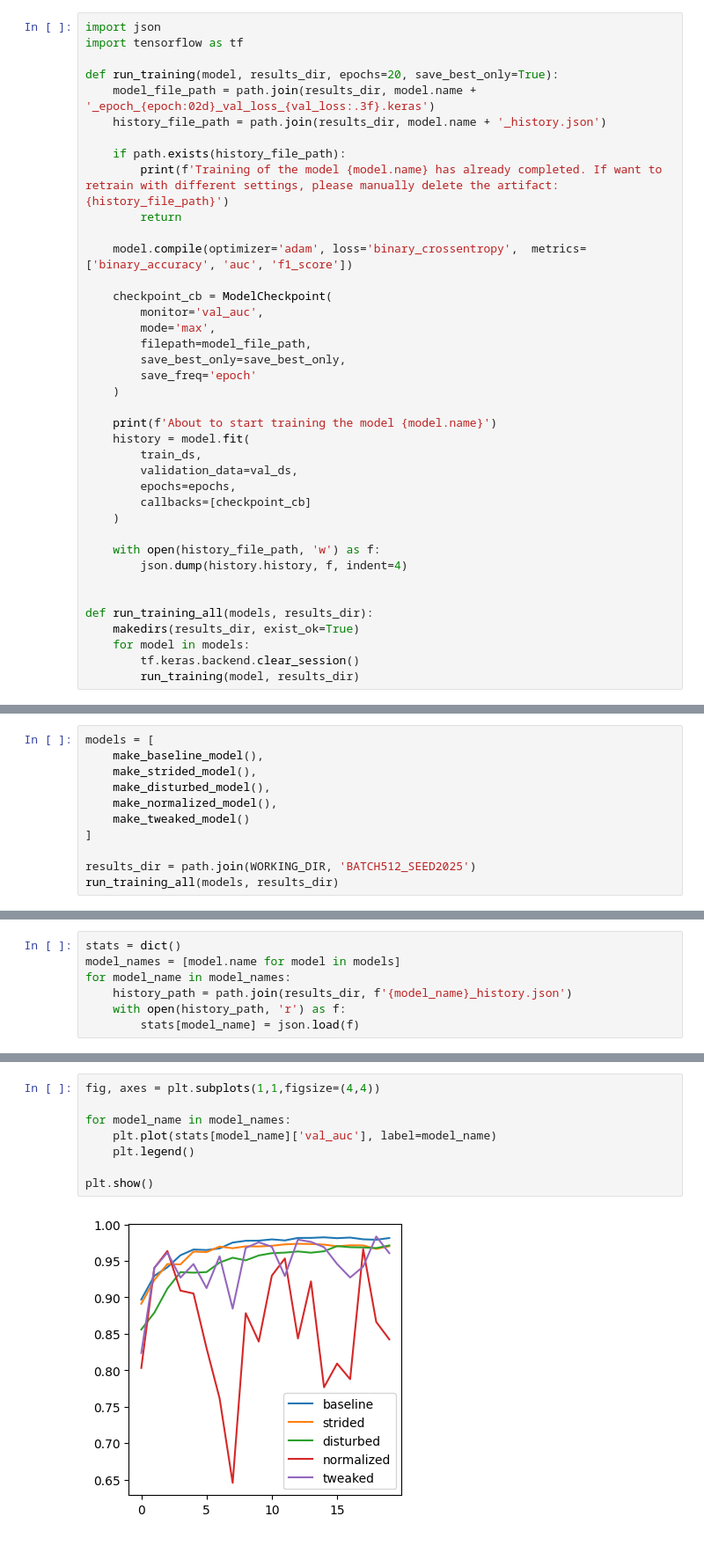
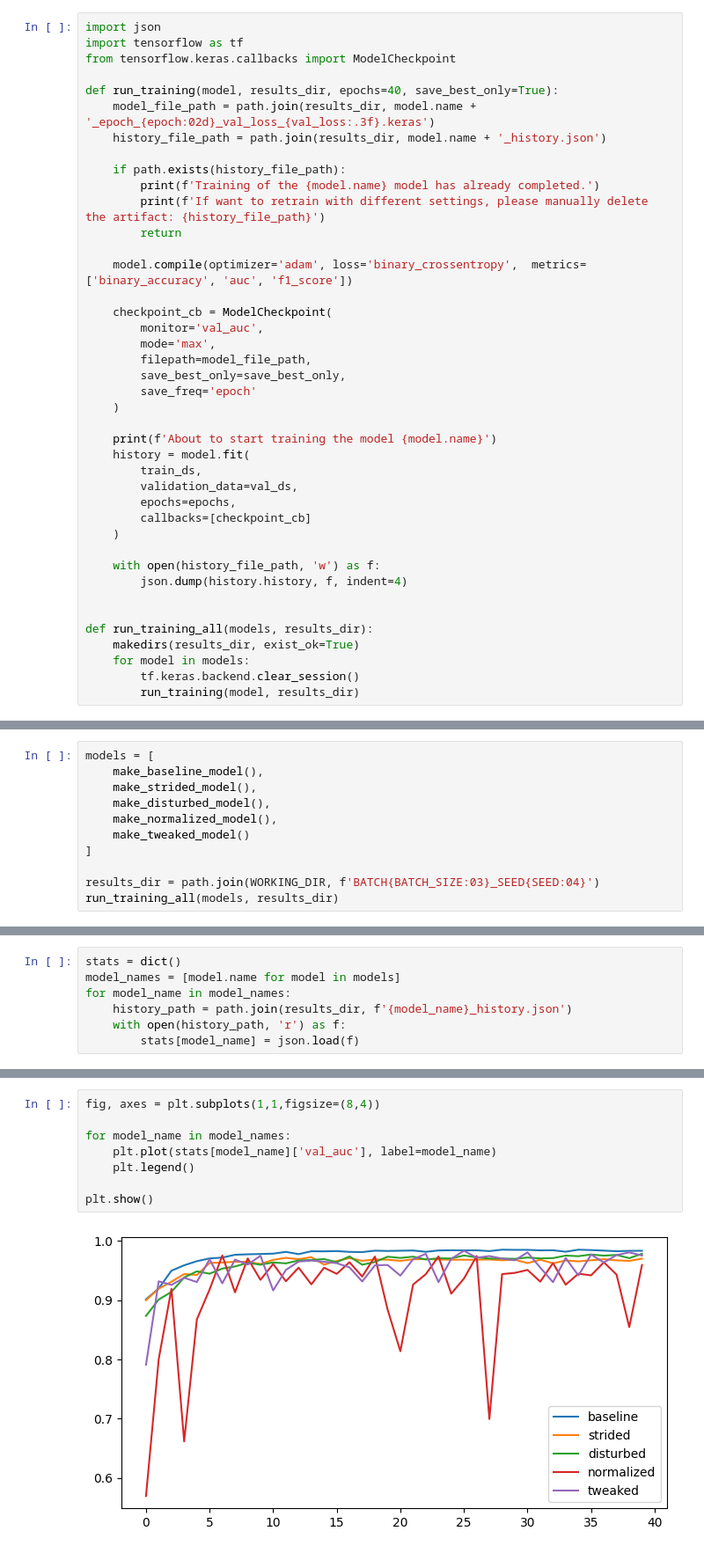
Before and after one commit to NKolotey/CUBoulder, a Jupyter notebook: projects/csca5642w3.ipynb, the cells around one changed output, grey strips where cells are left out. Shown at 88% size. Drawn from its saved outputs; the diff is of its cells as text.

```diff
--- a/projects/csca5642w3.ipynb
+++ b/projects/csca5642w3.ipynb
@@ -344,13 +367,15 @@ Tell about f1_score, auc
 # %%
 import json
 import tensorflow as tf
+from tensorflow.keras.callbacks import ModelCheckpoint
 
-def run_training(model, results_dir, epochs=20, save_best_only=True):
+def run_training(model, results_dir, epochs=40, save_best_only=True):
     model_file_path = path.join(results_dir, model.name + '_epoch_{epoch:02d}_val_loss_{val_loss:.3f}.keras')
     history_file_path = path.join(results_dir, model.name + '_history.json')
 
     if path.exists(history_file_path):
-        print(f'Training of the model {model.name} has already completed. If want to retrain with different settings, please manually delete the artifact: {history_file_path}')
+        print(f'Training of the {model.name} model has already completed.')
+        print(f'If want to retrain with different settings, please manually delete the artifact: {history_file_path}')
         return
 
     model.compile(optimizer='adam', loss='binary_crossentropy',  metrics=['binary_accuracy', 'auc', 'f1_score'])
@@ -402,6 +416,6 @@ models = [
     make_tweaked_model()
 ]
 
-results_dir = path.join(WORKING_DIR, 'BATCH512_SEED2025')
+results_dir = path.join(WORKING_DIR, f'BATCH{BATCH_SIZE:03}_SEED{SEED:04}')
 run_training_all(models, results_dir)
 # %% [output]
@@ -441,10 +465,10 @@ plt.show()
 # %%
-fig, axes = plt.subplots(1,1,figsize=(4,4))
+fig, axes = plt.subplots(1,1,figsize=(8,4))
 
 for model_name in model_names:
     plt.plot(stats[model_name]['val_auc'], label=model_name)
     plt.legend()
 
 plt.show()
 # %% [output]
-[figure, old version]
+[figure, new version]
```
Also changed, not shown: parts of 81 cells of this notebook.
